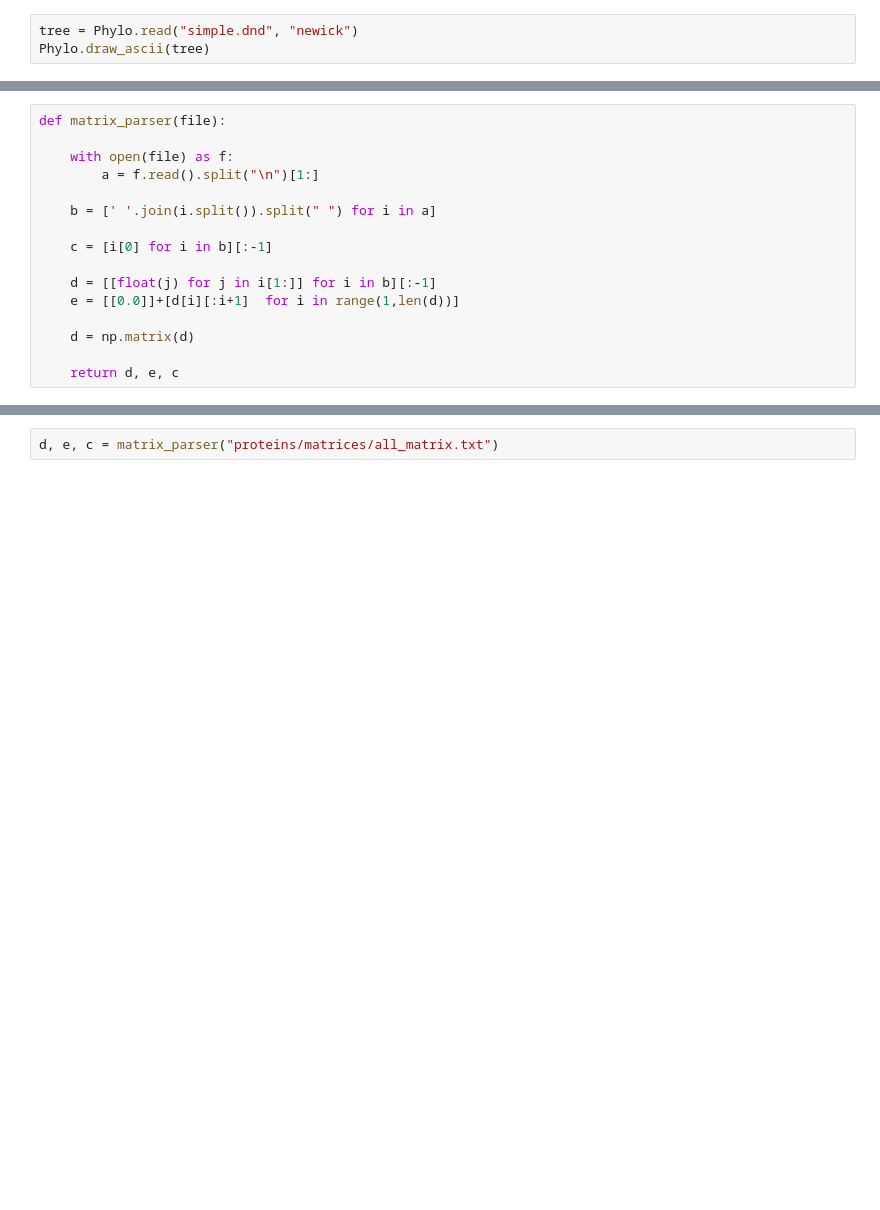
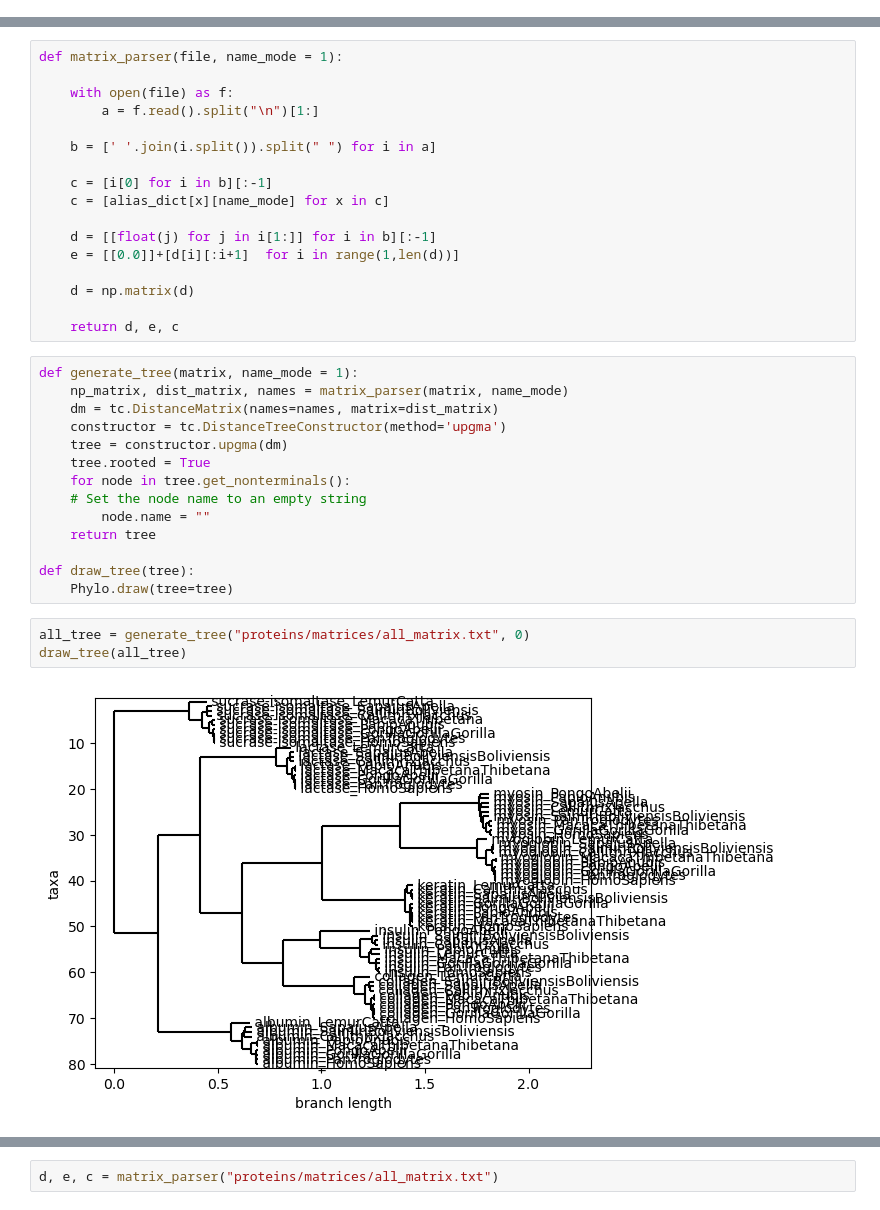
Before and after one commit to Wladeko/clustering-phylogeny, a Jupyter notebook: clustering-phylogeny.ipynb, the cells around one changed output, grey strips where cells are left out. Cells and saved outputs as stored; diff of their text form; blank space fills up the shorter version.

Commit message:
Update consensus trees

```diff
--- a/clustering-phylogeny.ipynb
+++ b/clustering-phylogeny.ipynb
@@ -6,6 +7,3 @@ from Bio.Blast import NCBIWWW
 from Bio import SearchIO
 import numpy as np
 import matplotlib.pyplot as plt
-# %%
-tree = Phylo.read("simple.dnd", "newick")
-Phylo.draw_ascii(tree)
@@ -47,5 +93,5 @@ class DistanceMatrix(_Matrix)
 # %%
-def matrix_parser(file):
+def matrix_parser(file, name_mode = 1):
 
     with open(file) as f:
         a = f.read().split("\n")[1:]
@@ -53,6 +99,7 @@ def matrix_parser(file):
     b = [' '.join(i.split()).split(" ") for i in a]
 
     c = [i[0] for i in b][:-1]
+    c = [alias_dict[x][name_mode] for x in c]
 
     d = [[float(j) for j in i[1:]] for i in b][:-1]
     e = [[0.0]]+[d[i][:i+1]  for i in range(1,len(d))]
@@ -60,3 +107,22 @@ def matrix_parser(file):
     d = np.matrix(d)
 
     return d, e, c
+# %%
+def generate_tree(matrix, name_mode = 1):
+    np_matrix, dist_matrix, names = matrix_parser(matrix, name_mode)
+    dm = tc.DistanceMatrix(names=names, matrix=dist_matrix)
+    constructor = tc.DistanceTreeConstructor(method='upgma')
+    tree = constructor.upgma(dm)
+    tree.rooted = True
+    for node in tree.get_nonterminals():
+    # Set the node name to an empty string
+        node.name = ""
+    return tree
+
+def draw_tree(tree):
+    Phylo.draw(tree=tree)
+# %%
+all_tree = generate_tree("proteins/matrices/all_matrix.txt", 0)
+draw_tree(all_tree)
+# %% [output]
+[figure, added]
```
Also changed, not shown: parts of 16 cells of this notebook, 24 other files.
